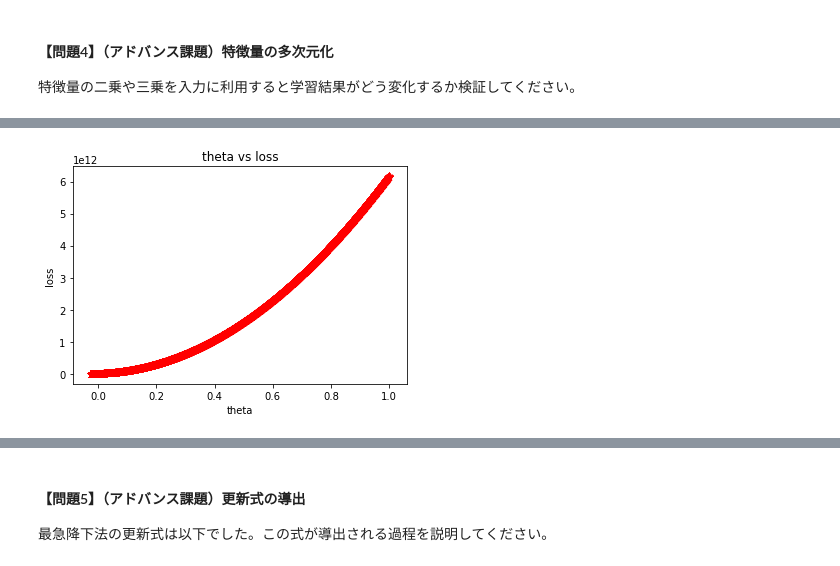
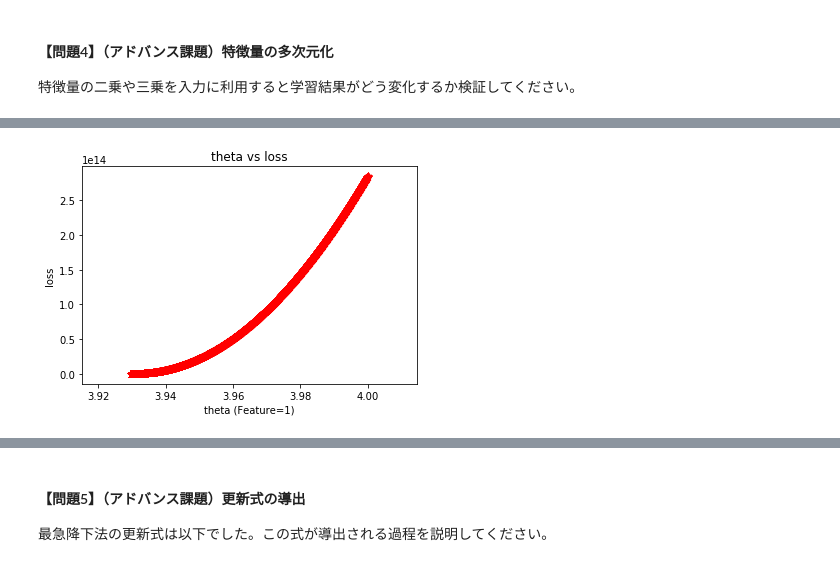
Before and after one commit to ns5849/diveintocode-ml, a Jupyter notebook: sprint3/Sprint3.ipynb, the cells around one changed output, grey strips where cells are left out. Cells and saved outputs as stored; diff of their text form; code cells hidden in the pictures.

```diff
--- a/sprint3/Sprint3.ipynb
+++ b/sprint3/Sprint3.ipynb
@@ -540,7 +521,7 @@ Feature:
 # %%
-regr.plot_theta_loss()
+regr.plot_theta_loss(1)
 # %% [output]
-[figure, old version]
+[figure, new version]
 # %%
 regr.plot_loss()
 # %% [output]
```
Also changed, not shown: parts of 78 cells of this notebook, 1 other file.
